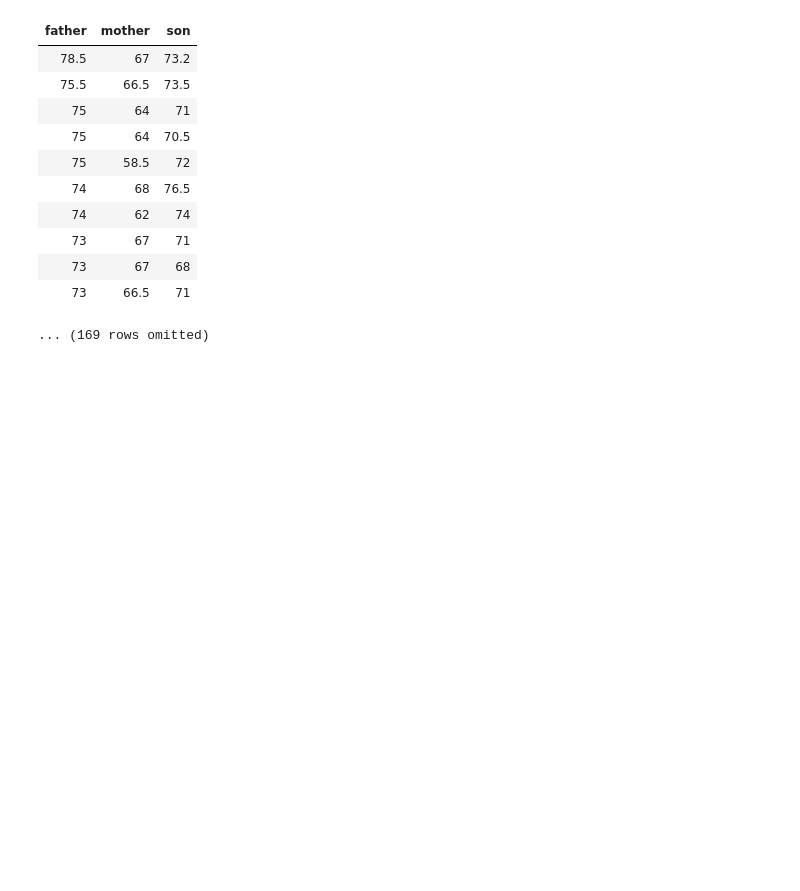
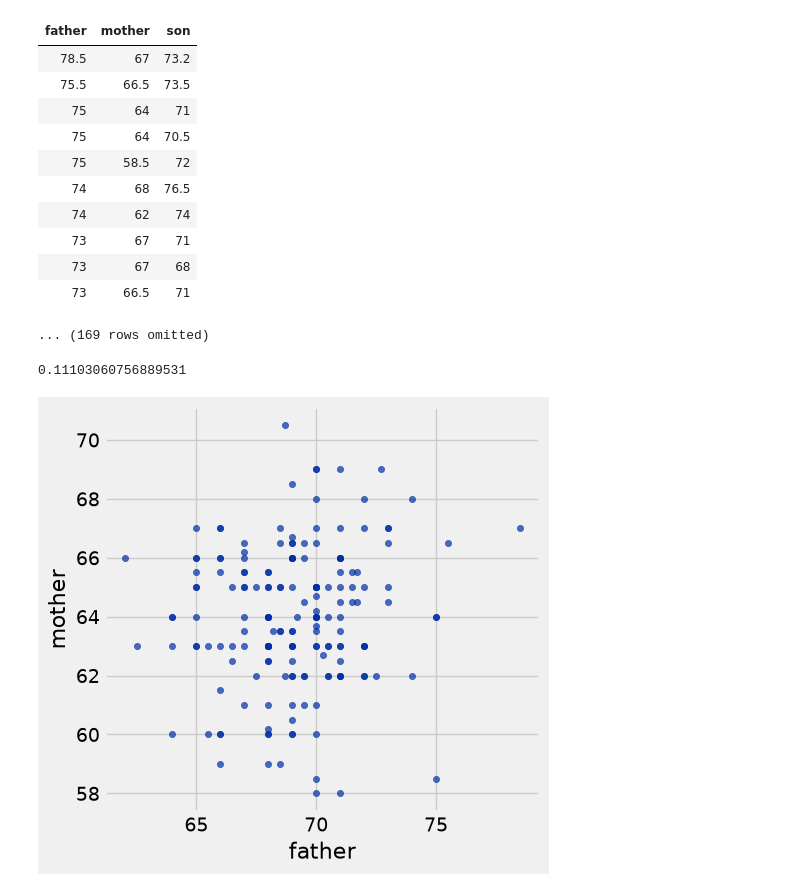
Before and after one commit to lawtonsclass/f26-code-from-class, a Jupyter notebook: data8/ch15.ipynb, the cells around one changed output. Cells and saved outputs as stored; diff of their text form; code cells hidden in the pictures; blank space fills up the shorter version.

```diff
--- a/data8/ch15.ipynb
+++ b/data8/ch15.ipynb
@@ -346,3 +346,9 @@ sons_heights
 | 73 | 67 | 68 |
 | 73 | 66.5 | 71 |
 ... (169 rows omitted)
+# %%
+sons_heights.scatter('father', 'mother')
+correlation(sons_heights, 'father', 'mother')
+# %% [output]
+0.11103060756889531
+[figure, added]
```
Also changed, not shown: parts of 4 cells of this notebook.
